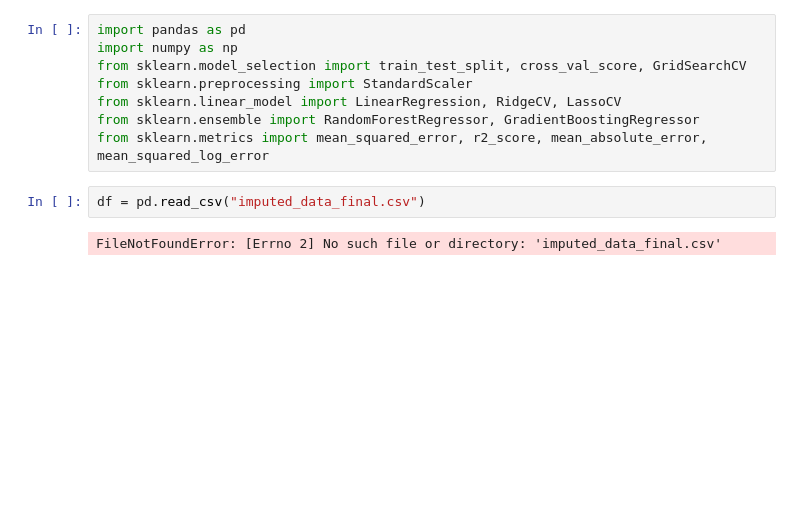
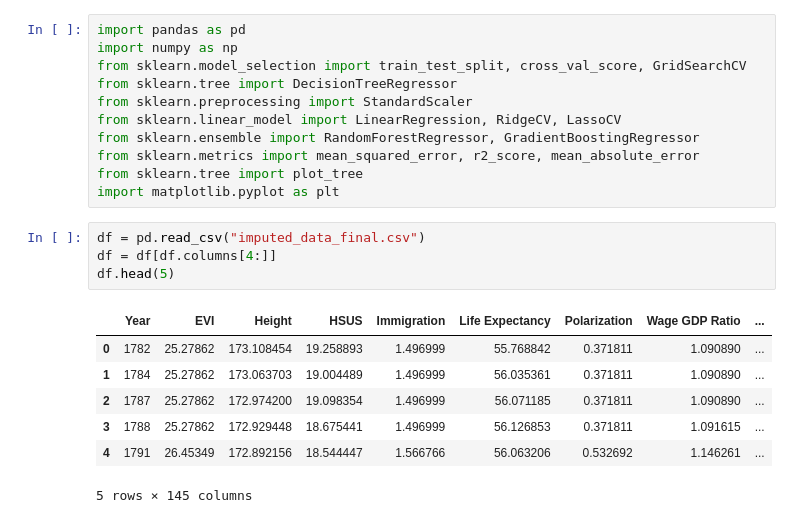
Before and after one commit to rukrainsky/DATA_221_project, a Jupyter notebook: Step3_Best_Regressor.ipynb, the cells around one changed output. Cells and saved outputs as stored; diff of their text form; blank space fills up the shorter version.

```diff
--- a/Step3_Best_Regressor.ipynb
+++ b/Step3_Best_Regressor.ipynb
@@ -2,11 +2,22 @@
 import pandas as pd
 import numpy as np
 from sklearn.model_selection import train_test_split, cross_val_score, GridSearchCV
+from sklearn.tree import DecisionTreeRegressor
 from sklearn.preprocessing import StandardScaler
 from sklearn.linear_model import LinearRegression, RidgeCV, LassoCV
 from sklearn.ensemble import RandomForestRegressor, GradientBoostingRegressor
-from sklearn.metrics import mean_squared_error, r2_score, mean_absolute_error, mean_squared_log_error
+from sklearn.metrics import mean_squared_error, r2_score, mean_absolute_error
+from sklearn.tree import plot_tree
+import matplotlib.pyplot as plt
 # %%
 df = pd.read_csv("imputed_data_final.csv")
+df = df[df.columns[4:]]
+df.head(5)
 # %% [output]
+|  | Year | EVI | Height | HSUS | Immigration | Life Expectancy | Polarization | Wage GDP Ratio | ... |
+| 0 | 1782 | 25.27862 | 173.108454 | 19.258893 | 1.496999 | 55.768842 | 0.371811 | 1.090890 | ... |
+| 1 | 1784 | 25.27862 | 173.063703 | 19.004489 | 1.496999 | 56.035361 | 0.371811 | 1.090890 | ... |
+| 2 | 1787 | 25.27862 | 172.974200 | 19.098354 | 1.496999 | 56.071185 | 0.371811 | 1.090890 | ... |
+| 3 | 1788 | 25.27862 | 172.929448 | 18.675441 | 1.496999 | 56.126853 | 0.371811 | 1.091615 | ... |
+| 4 | 1791 | 26.45349 | 172.892156 | 18.544447 | 1.566766 | 56.063206 | 0.532692 | 1.146261 | ... |
-FileNotFoundError: [Errno 2] No such file or directory: 'imputed_data_final.csv'
+5 rows × 145 columns
```
Also changed, not shown: parts of 47 cells of this notebook.
